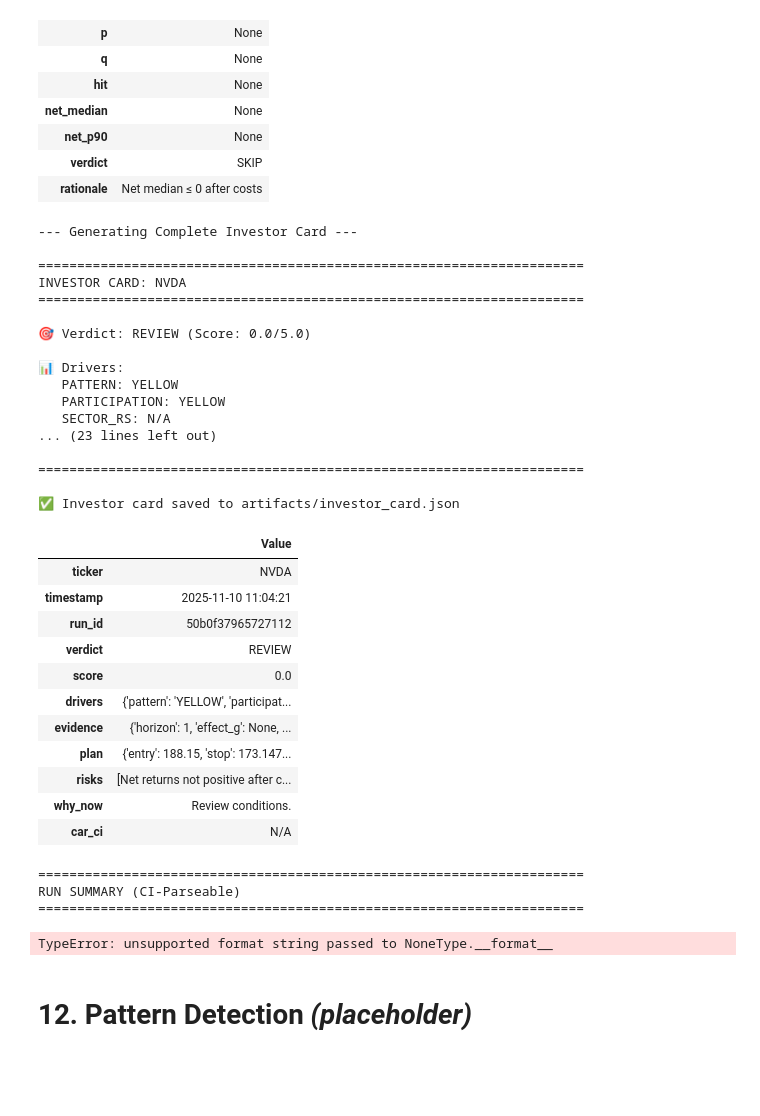
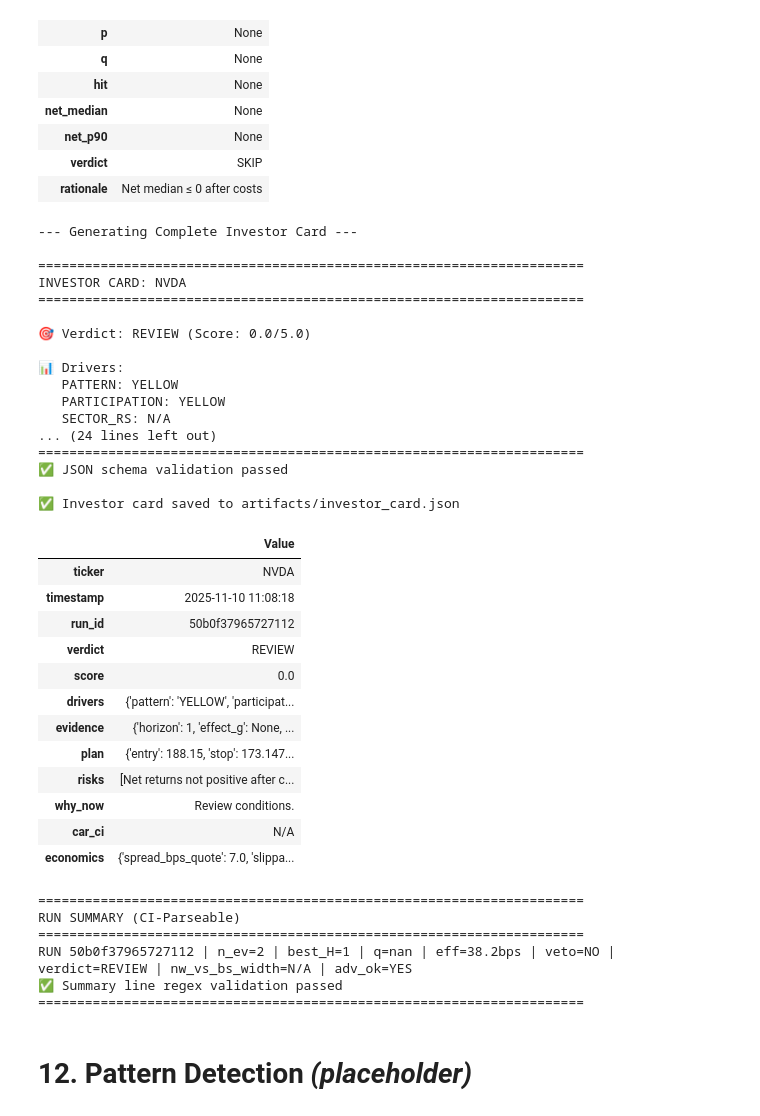
Before and after one commit to brukemekonnen17/stock_for_fun, a Jupyter notebook: Analyst_Trade_Study.ipynb, the cells around one changed output. Saved outputs shown, nothing was run; the diff lists cells and outputs as text; code cells hidden in the pictures; blank space fills up the shorter version.

```diff
--- a/Analyst_Trade_Study.ipynb
+++ b/Analyst_Trade_Study.ipynb
@@ -4747,6 +4748,23 @@ def create_investor_card(
 
     card["why_now"] = ". ".join(why_now_parts) + "."
 
+    # Economics (CRITICAL IMPROVEMENT #7)
+    # Ensure economics is always present (even if empty)
+    if "economics" not in card:
+        card["economics"] = {}
+
+    # Add economics data from globals if available
+    economics_data = {
+        "spread_bps_quote": globals().get('cost_quote', 0.0) * 10000 if 'cost_quote' in globals() else 0.0,
+        "slippage_bps_quote": globals().get('slip_bps_quote', 0.0) if 'slip_bps_quote' in globals() else 0.0,
+        "slippage_bps_atr": globals().get('slip_bps_atr', 0.0) if 'slip_bps_atr' in globals() else 0.0,
+        "total_cost_bps": globals().get('costs', 0.0) * 10000 if 'costs' in globals() else 0.0,
+        "impact_bps": globals().get('impact_bps', 0.0) if 'impact_bps' in globals() else 0.0,
+        "impact_veto": globals().get('impact_veto', False) if 'impact_veto' in globals() else False,
+        "adv_ok": globals().get('ADV_USD', 0) > 0 if 'ADV_USD' in globals() else False
+    }
+    card["economics"].update(economics_data)
+
     return card
 
 # --- Generate Complete Investor Card ---
@@ -4905,36 +4923,36 @@ pattern = r'^RUN\s+(?P<run_id>[A-Fa-f0-9]{8,}|unknown)\s+\|\s+n_ev=(?P<n>\d+)\s+
 match = re.match(pattern, summary_line)
 if match:
     # Assert thresholds
     veto_val = match.group('veto')
     verdict_val = match.group('verdict')
     if veto_val == 'YES' and verdict_val not in {'SKIP', 'REVIEW'}:
         print(f"⚠️  WARNING: Threshold violation: veto=YES but verdict={verdict_val} (should be SKIP/REVIEW)")
     print("✅ Summary line regex validation passed")
 else:
     print(f"⚠️  WARNING: Summary line does not match expected regex pattern")
 
 print("="*70)
 # %% [output]
 --- Generating Complete Investor Card ---
 
 ======================================================================
 INVESTOR CARD: NVDA
 ======================================================================
 
 🎯 Verdict: REVIEW (Score: 0.0/5.0)
 
 📊 Drivers:
    PATTERN: YELLOW
    PARTICIPATION: YELLOW
    SECTOR_RS: N/A
-... (23 lines left out)
-
+... (24 lines left out)
 ======================================================================
+✅ JSON schema validation passed
 
 ✅ Investor card saved to artifacts/investor_card.json
 |  | Value |
 | ticker | NVDA |
-| timestamp | 2025-11-10 11:04:21 |
+| timestamp | 2025-11-10 11:08:18 |
 | run_id | 50b0f37965727112 |
 | verdict | REVIEW |
 | score | 0.0 |
@@ -4944,10 +4962,13 @@ INVESTOR CARD: NVDA
 | risks | [Net returns not positive after c... |
 | why_now | Review conditions. |
 | car_ci | N/A |
+| economics | {'spread_bps_quote': 7.0, 'slippa... |
 ======================================================================
 RUN SUMMARY (CI-Parseable)
 ======================================================================
+RUN 50b0f37965727112 | n_ev=2 | best_H=1 | q=nan | eff=38.2bps | veto=NO | verdict=REVIEW | nw_vs_bs_width=N/A | adv_ok=YES
+✅ Summary line regex validation passed
+======================================================================
-TypeError: unsupported format string passed to NoneType.__format__
 # %% [markdown]
 # 12. Pattern Detection *(placeholder)*
 # %%
```
Also changed, not shown: parts of 4 cells of this notebook, 1 other file.
